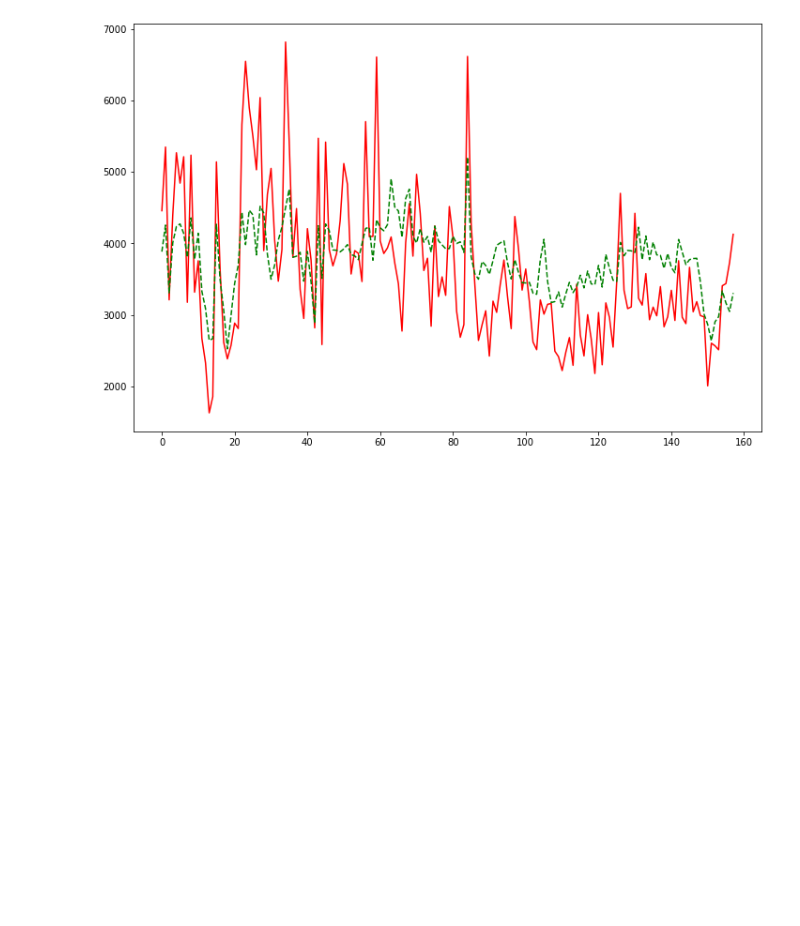
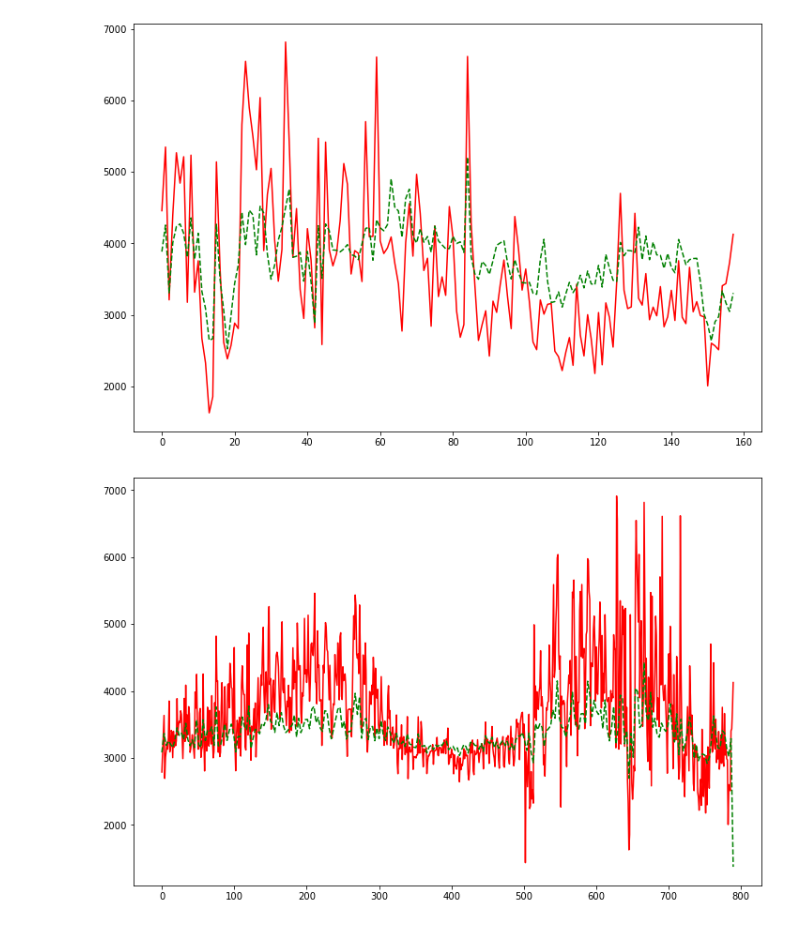
Before and after one commit to Aquarium1222/Electricity-Forecasting, a Jupyter notebook: analysis.ipynb, the cells around one changed output. Cells and saved outputs as stored; diff of their text form; code cells hidden in the pictures; blank space fills up the shorter version.

```diff
--- a/analysis.ipynb
+++ b/analysis.ipynb
@@ -101,3 +101,18 @@ plt.plot(range(len(y_fit)), y_fit, 'g', linestyle='--')
 plt.show()
 # %% [output]
 [figure]
+# %%
+yhat = []
+for i in range(0, len(y), 3):
+    step = 3 if len(y) - i > 3 else len(y) - i - 1
+    yavg = y[i]
+    for j in range(1, step):
+        yavg += y[j]
+    yhat.append(yavg / 3)
+
+plt.figure(figsize=(12, 8))
+plt.plot(range(len(y)), y, 'r')
+plt.plot([*range(0, len(y), 3)], yhat, 'g', linestyle='--')
+plt.show()
+# %% [output]
+[figure, added]
```
Also changed, not shown: 4 other files.
